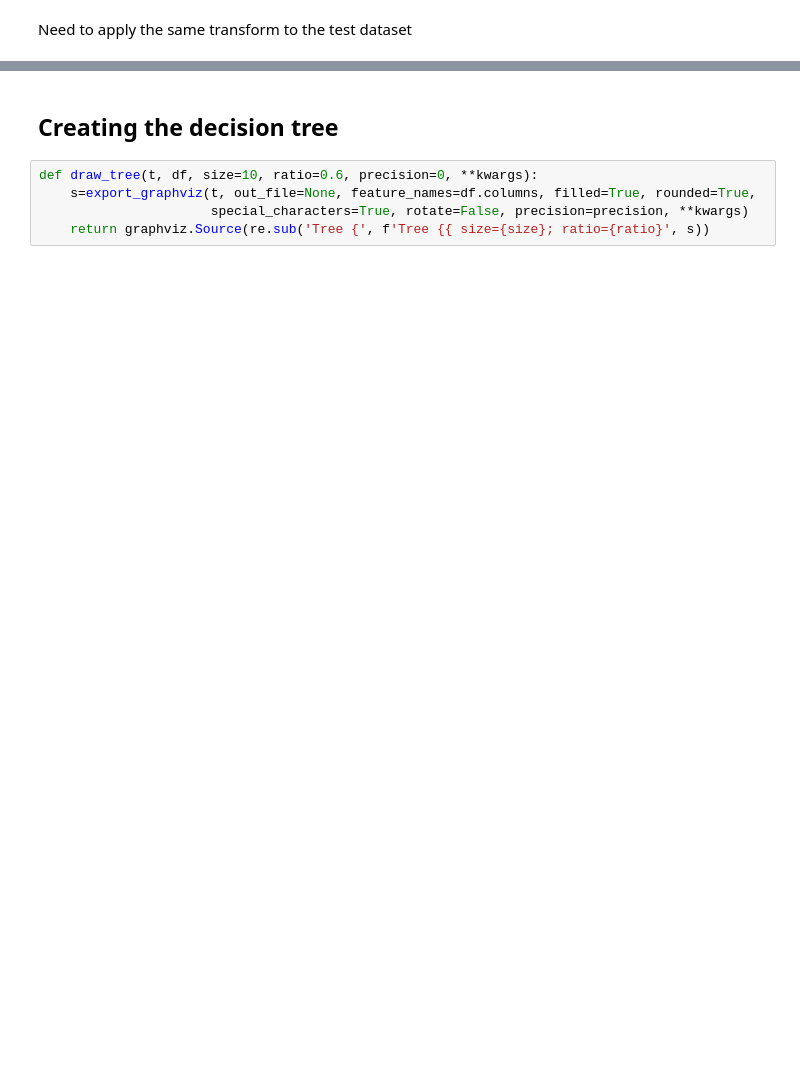
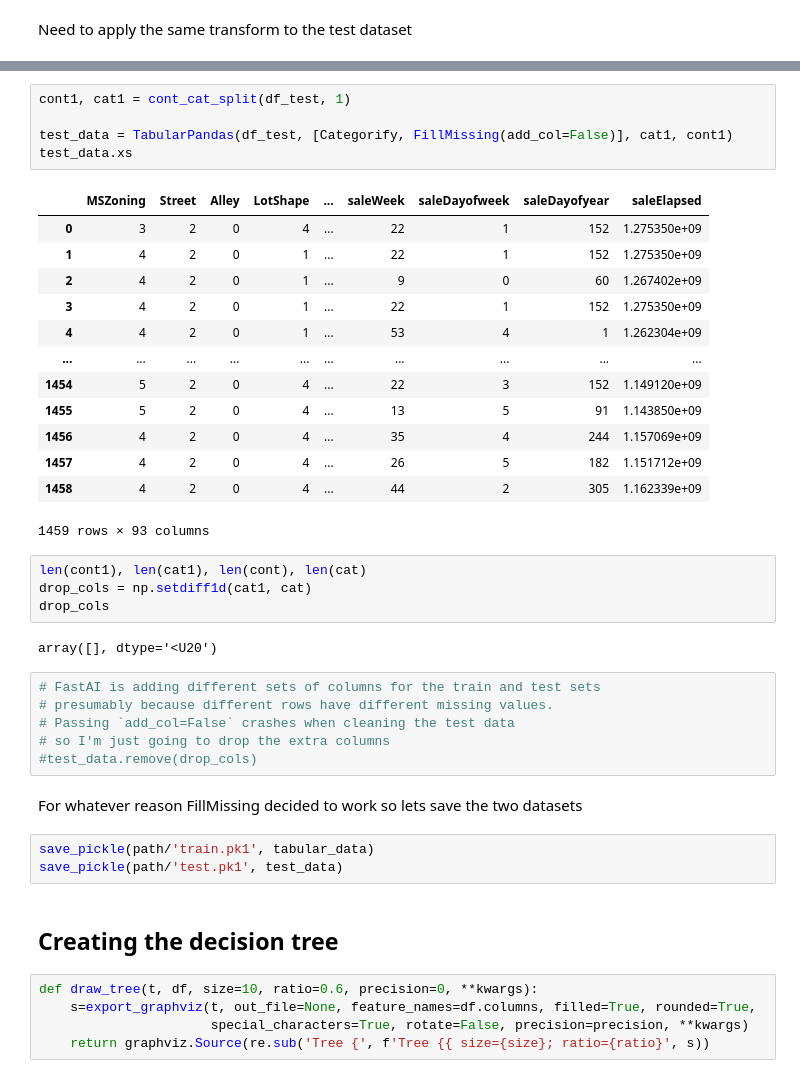
Before and after one commit to divo/ai, a Jupyter notebook: kaggle/house-prices-competition.ipynb, the cells around one changed output, grey strips where cells are left out. Cells and saved outputs as stored; diff of their text form; blank space fills up the shorter version.

```diff
--- a/kaggle/house-prices-competition.ipynb
+++ b/kaggle/house-prices-competition.ipynb
@@ -229,3 +201,39 @@ len(tabular_data.cat_names) + len(tabular_data.cont_names) # 104
+# %%
+cont1, cat1 = cont_cat_split(df_test, 1)
+
+test_data = TabularPandas(df_test, [Categorify, FillMissing(add_col=False)], cat1, cont1)
+test_data.xs
+# %% [output]
+|  | MSZoning | Street | Alley | LotShape | ... | saleWeek | saleDayofweek | saleDayofyear | saleElapsed |
+| 0 | 3 | 2 | 0 | 4 | ... | 22 | 1 | 152 | 1.275350e+09 |
+| 1 | 4 | 2 | 0 | 1 | ... | 22 | 1 | 152 | 1.275350e+09 |
+| 2 | 4 | 2 | 0 | 1 | ... | 9 | 0 | 60 | 1.267402e+09 |
+| 3 | 4 | 2 | 0 | 1 | ... | 22 | 1 | 152 | 1.275350e+09 |
+| 4 | 4 | 2 | 0 | 1 | ... | 53 | 4 | 1 | 1.262304e+09 |
+| ... | ... | ... | ... | ... | ... | ... | ... | ... | ... |
+| 1454 | 5 | 2 | 0 | 4 | ... | 22 | 3 | 152 | 1.149120e+09 |
+| 1455 | 5 | 2 | 0 | 4 | ... | 13 | 5 | 91 | 1.143850e+09 |
+| 1456 | 4 | 2 | 0 | 4 | ... | 35 | 4 | 244 | 1.157069e+09 |
+| 1457 | 4 | 2 | 0 | 4 | ... | 26 | 5 | 182 | 1.151712e+09 |
+| 1458 | 4 | 2 | 0 | 4 | ... | 44 | 2 | 305 | 1.162339e+09 |
+1459 rows × 93 columns
+# %%
+len(cont1), len(cat1), len(cont), len(cat)
+drop_cols = np.setdiff1d(cat1, cat)
+drop_cols
+# %% [output]
+array([], dtype='<U20')
+# %%
+# FastAI is adding different sets of columns for the train and test sets
+# presumably because different rows have different missing values.
+# Passing `add_col=False` crashes when cleaning the test data
+# so I'm just going to drop the extra columns
+#test_data.remove(drop_cols)
+# %% [markdown]
+For whatever reason FillMissing decided to work so lets save the two datasets
+# %%
+save_pickle(path/'train.pk1', tabular_data)
+save_pickle(path/'test.pk1', test_data)
 # %% [markdown]
 ## Creating the decision tree
 # %%
```
Also changed, not shown: parts of 19 cells of this notebook, 1 other file.
